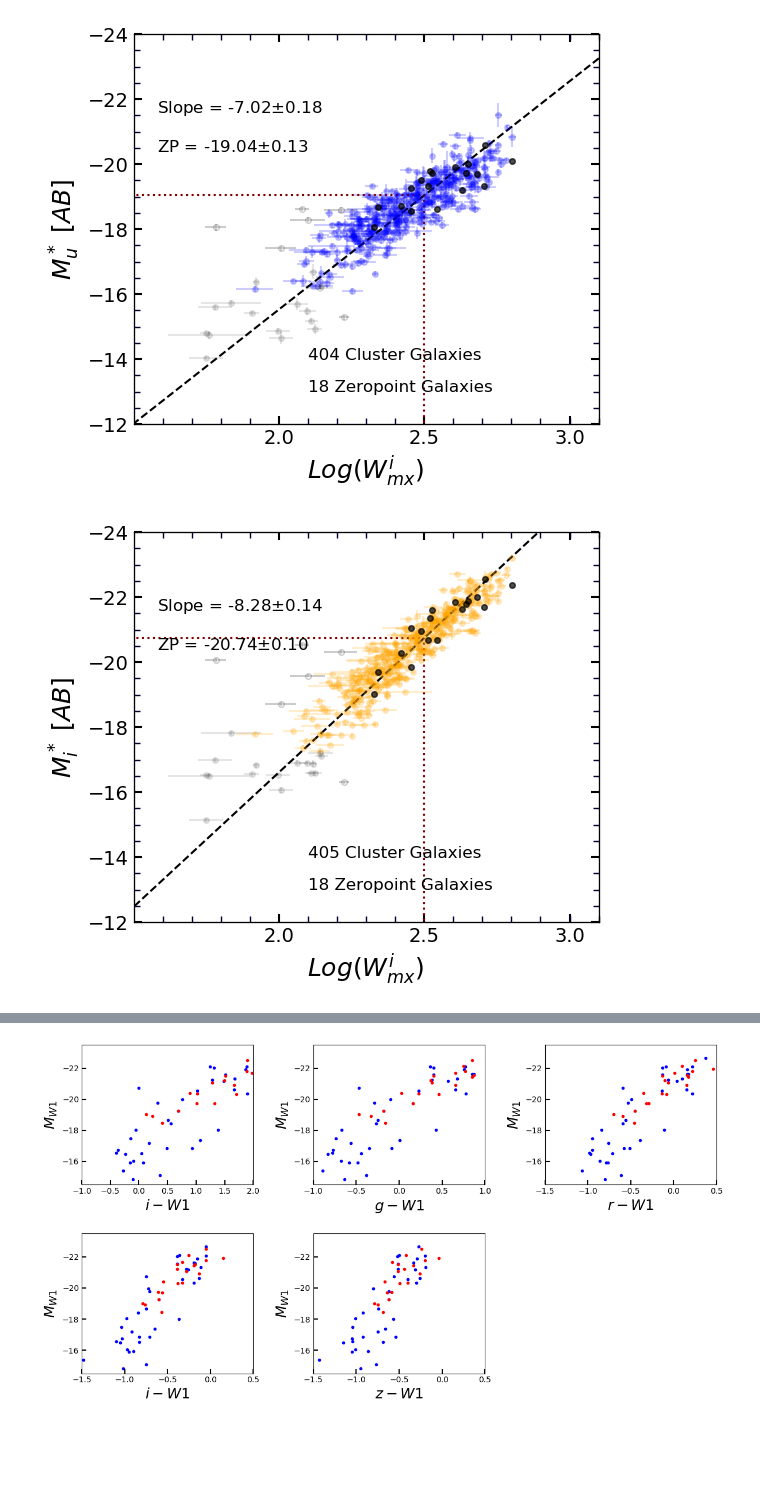
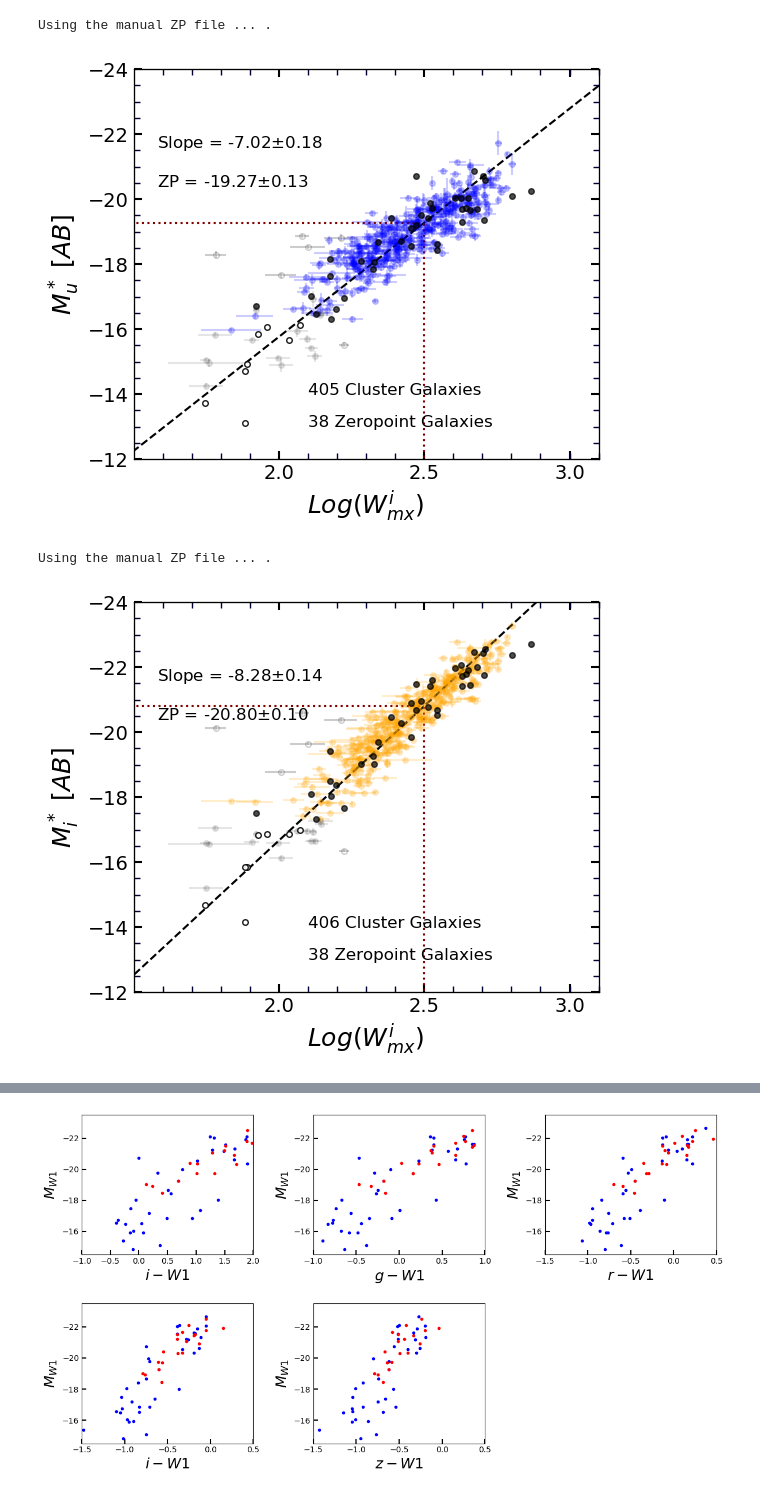
Before and after one commit to ekourkchi/TFcalibrators, a Jupyter notebook: i_clusters.ipynb, the cells around one changed output, grey strips where cells are left out. Cells and saved outputs as stored; diff of their text form; code cells hidden in the pictures; blank space fills up the shorter version.

Commit message:
using allzpa hereafter with color correction

```diff
--- a/i_clusters.ipynb
+++ b/i_clusters.ipynb
@@ -54,0 +41,36 @@ fig, ax, Clusters, S_ZP, zp_calibs = makeTF(table, pgcFaint=I_maglim, calib_magl
+# %%
+band = 'g'
+
+ctl   = np.genfromtxt('allzpa_labels.csv' , delimiter=',', filling_values=-1,
+                      names=True, dtype=None, encoding=None)
+PGC  = ctl['PGC']
+ID   = ctl['Name']
+dist = 10**((ctl['dm19']-25)/5)
+manualInput_all = (PGC,ID,dist)
+
+ctl   = np.genfromtxt('TFcal_ZP_trgb2.81.rizzi.csv' , delimiter=',', filling_values=-1,
+                      names=True, dtype=None, encoding=None)
+PGC  = ctl['PGC']
+ID   = ctl['Name']
+dist = 10**((ctl['dmtriz']-25)/5)
+manualInput_rizzi = (PGC,ID,dist)
+
+
+
+ctl   = np.genfromtxt('TFcal_ZP_cepheids2.33.csv' , delimiter=',', filling_values=-1,
+                      names=True, dtype=None, encoding=None)
+PGC  = ctl['PGC']
+ID   = ctl['Name']
+dist = 10**((ctl['dmc19']-25)/5)
+manualInput_cepheids = (PGC,ID,dist)
+
+
+manualInput = manualInput_all
+
+fig, ax, Clusters, S_ZP, zp_calibs = makeTF(table, pgcFaint=I_maglim, calib_maglim=calib_maglim,
+                                 band=band, makePlot=True,
+                                            addSouth=False,
+                                            getZPcalib=True,
+                                            OP_IR = False,
+                                            manualInput=manualInput
+                                           )
@@ -308,14 +333,16 @@ for key in myKeys:
 # %%
 band = 'u'
 
 fig, ax, u_Clusters, S_ZP, u_zp_calibs = makeTF(table, pgcFaint=I_maglim, calib_maglim=calib_maglim,
                                  band=band, makePlot=True,
                                             addSouth=False,
                                             getZPcalib=True,
-                                            OP_IR = True
+                                            OP_IR = True,
+                                            manualInput=manualInput
                                            )
 # %% [output]
+Using the manual ZP file ... .
-[figure, old version]
+[figure, new version]
 # %%
 band = 'i'
 
@@ -323,10 +350,12 @@ fig, ax, i_Clusters, S_ZP, i_zp_calibs = makeTF(table, pgcFaint=I_maglim, calib_
                                  band=band, makePlot=True,
                                             addSouth=False,
                                             getZPcalib=True,
-                                            OP_IR = True
+                                            OP_IR = True,
+                                            manualInput=manualInput
                                            )
 # %% [output]
+Using the manual ZP file ... .
-[figure, old version]
+[figure, new version]
 # %%
 band = 'r'
 
```
Also changed, not shown: parts of 24 cells of this notebook, 1 other file.
